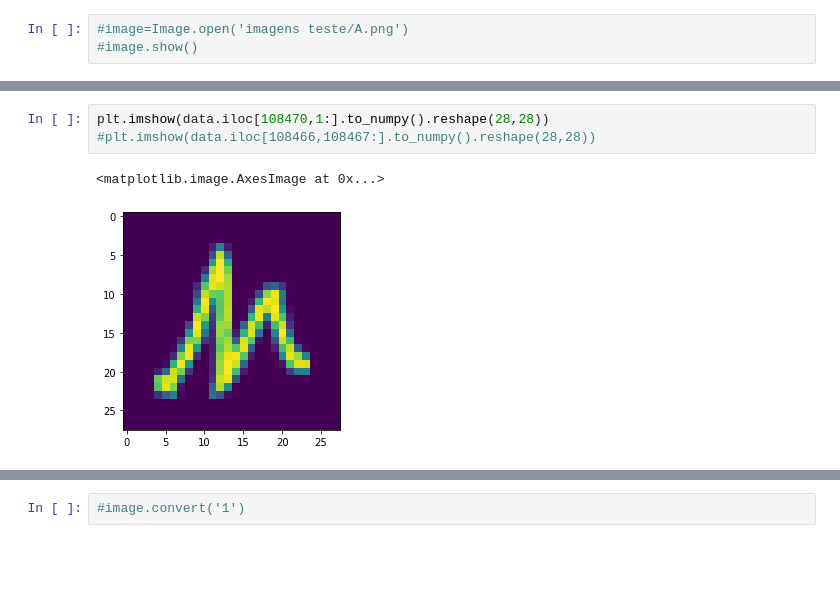
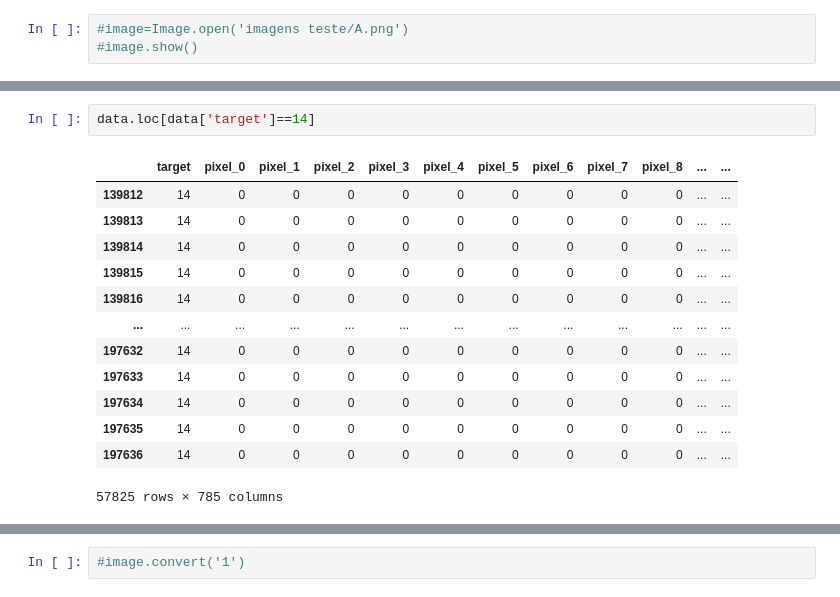
Before and after one commit to MaiaCarlos/Portuguese-Handwiriting-Recognition, a Jupyter notebook: letters.ipynb, the cells around one changed output, grey strips where cells are left out. Cells and saved outputs as stored; diff of their text form; blank space fills up the shorter version.

```diff
--- a/letters.ipynb
+++ b/letters.ipynb
@@ -260,6 +234,16 @@ data.loc[data['target']==12]
-# %%
-plt.imshow(data.iloc[108470,1:].to_numpy().reshape(28,28))
-#plt.imshow(data.iloc[108466,108467:].to_numpy().reshape(28,28))
-# %% [output]
-<matplotlib.image.AxesImage at 0x...>
-[figure, removed]
+# %%
+data.loc[data['target']==14]
+# %% [output]
+|  | target | pixel_0 | pixel_1 | pixel_2 | pixel_3 | pixel_4 | pixel_5 | pixel_6 | pixel_7 | pixel_8 | ... | ... |
+| 139812 | 14 | 0 | 0 | 0 | 0 | 0 | 0 | 0 | 0 | 0 | ... | ... |
+| 139813 | 14 | 0 | 0 | 0 | 0 | 0 | 0 | 0 | 0 | 0 | ... | ... |
+| 139814 | 14 | 0 | 0 | 0 | 0 | 0 | 0 | 0 | 0 | 0 | ... | ... |
+| 139815 | 14 | 0 | 0 | 0 | 0 | 0 | 0 | 0 | 0 | 0 | ... | ... |
+| 139816 | 14 | 0 | 0 | 0 | 0 | 0 | 0 | 0 | 0 | 0 | ... | ... |
+| ... | ... | ... | ... | ... | ... | ... | ... | ... | ... | ... | ... | ... |
+| 197632 | 14 | 0 | 0 | 0 | 0 | 0 | 0 | 0 | 0 | 0 | ... | ... |
+| 197633 | 14 | 0 | 0 | 0 | 0 | 0 | 0 | 0 | 0 | 0 | ... | ... |
+| 197634 | 14 | 0 | 0 | 0 | 0 | 0 | 0 | 0 | 0 | 0 | ... | ... |
+| 197635 | 14 | 0 | 0 | 0 | 0 | 0 | 0 | 0 | 0 | 0 | ... | ... |
+| 197636 | 14 | 0 | 0 | 0 | 0 | 0 | 0 | 0 | 0 | 0 | ... | ... |
+57825 rows × 785 columns
```
Also changed, not shown: parts of 46 cells of this notebook, 12 other files.
